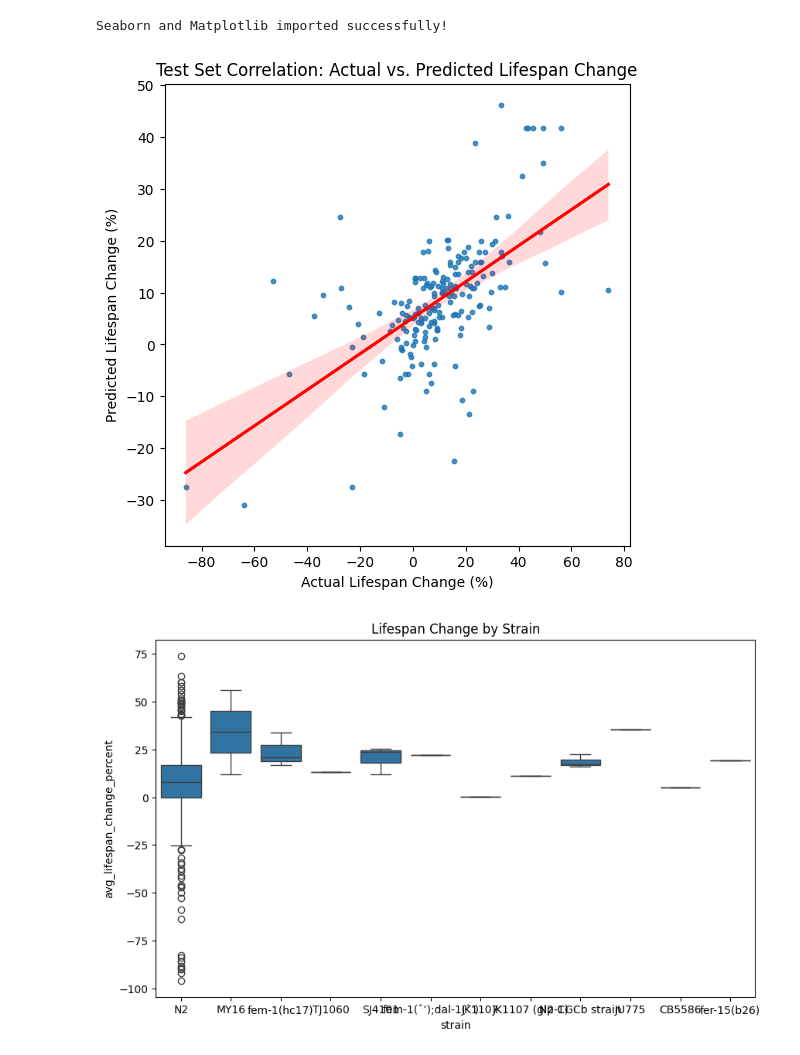
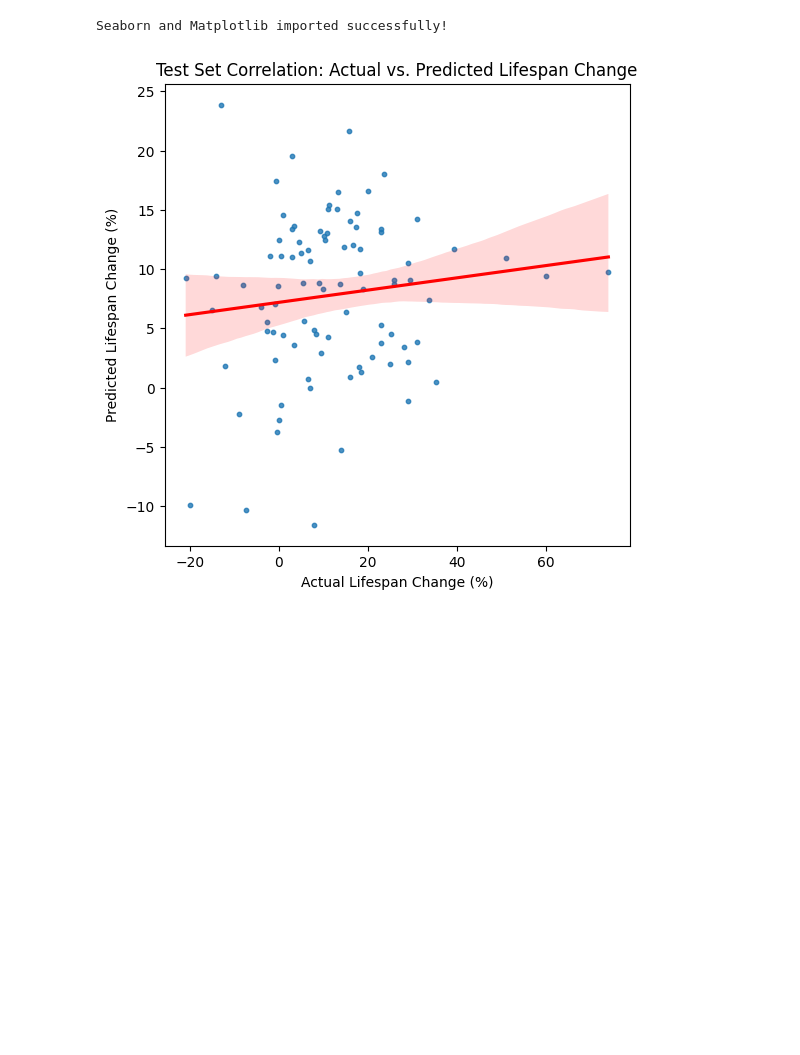
Before and after one commit to yanxue06/ML-Age, a Jupyter notebook: agingV2.ipynb, the cells around one changed output. Cells and saved outputs as stored; diff of their text form; code cells hidden in the pictures; blank space fills up the shorter version.

```diff
--- a/agingV2.ipynb
+++ b/agingV2.ipynb
@@ -90,7 +90,7 @@ for compound in unique_compounds:
             valid_compounds.add(compound)
 
 # dropping rows where ECFP is unavailable
-df_filtered = df[df['compound_name'].isin(valid_compounds)].drop_duplicates(subset=['compound_name', 'strain', 'dosage']).reset_index(drop=True)
+df_filtered = df[df['compound_name'].isin(valid_compounds)].drop_duplicates(subset=['compound_name']).reset_index(drop=True)
 
 grouped_strain = df_filtered.groupby('strain').agg(
     avg_lifespan_change_percent = ('avg_lifespan_change_percent', 'mean'),
@@ -222,20 +221,13 @@ Seaborn and Matplotlib imported successfully!
 # %%
 import seaborn as sns
 import matplotlib.pyplot as plt
 
 # Scatterplot of actual vs predicted values
 plt.figure(figsize=(6, 6))
 sns.regplot(x=y_test, y=y_pred, scatter_kws={'s': 10}, line_kws={'color': 'red'})
 plt.xlabel("Actual Lifespan Change (%)")
 plt.ylabel("Predicted Lifespan Change (%)")
 plt.title("Test Set Correlation: Actual vs. Predicted Lifespan Change")
 plt.show()
-
-# Grouped boxplot for different strains
-plt.figure(figsize=(10, 6))
-sns.boxplot(x='strain', y='avg_lifespan_change_percent', data=final_df)
-plt.title("Lifespan Change by Strain")
-plt.show()
 # %% [output]
-[figure, old version]
+[figure, new version]
-[figure, removed]
```
Also changed, not shown: parts of 10 cells of this notebook.
